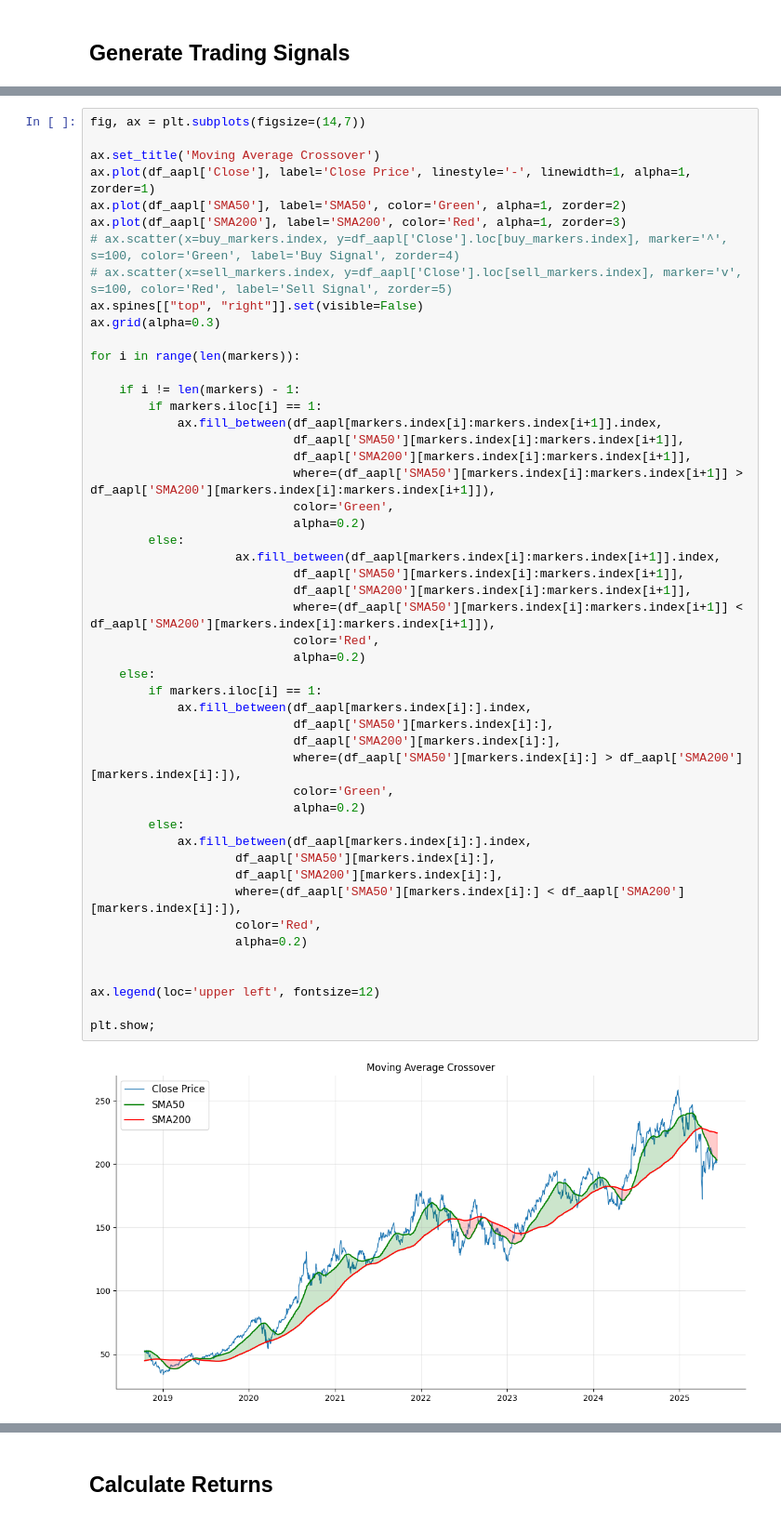
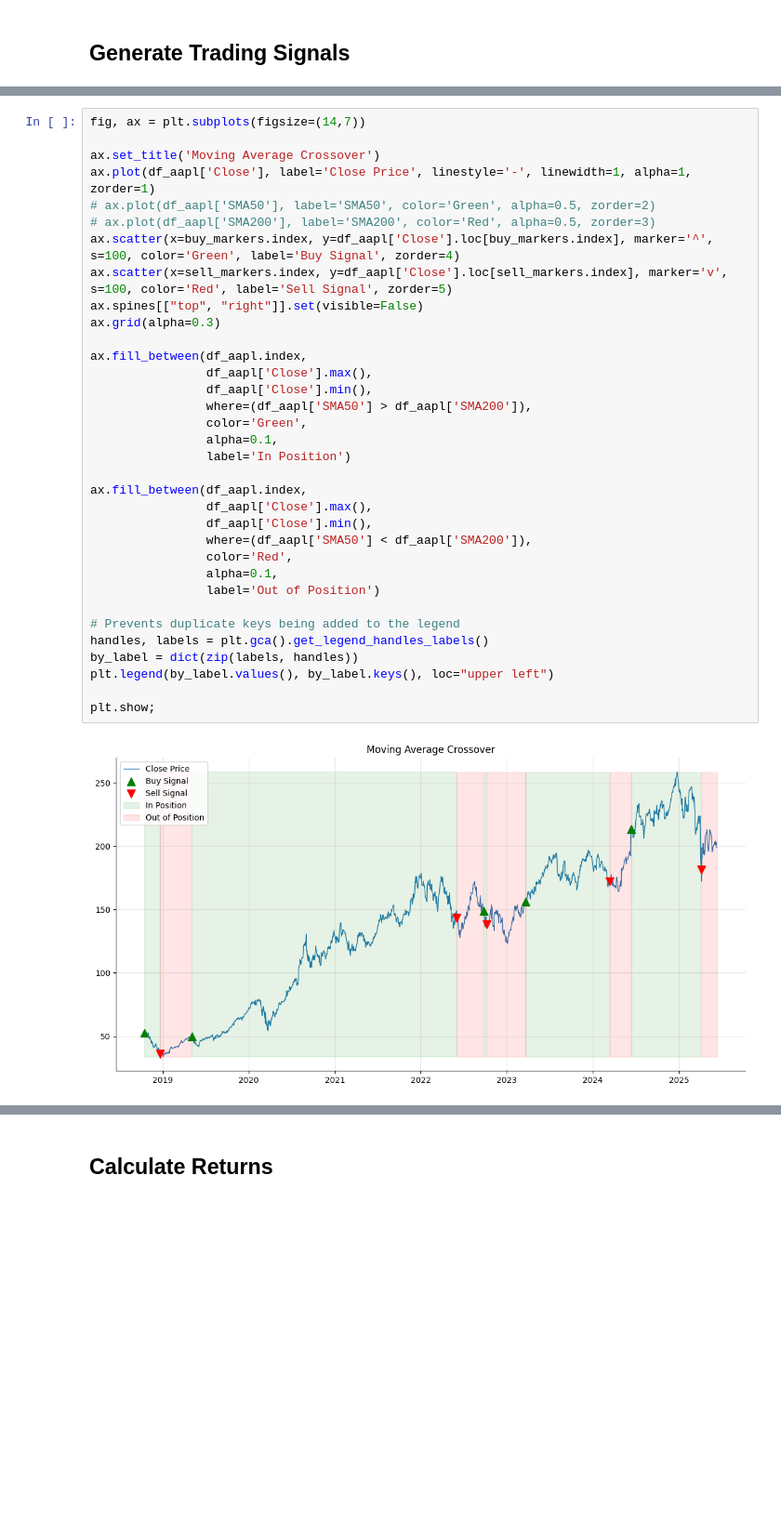
Before and after one commit to JamieW365/trading_algos, a Jupyter notebook: notebooks/moving_average_crossover.ipynb, the cells around one changed output, grey strips where cells are left out. Shown at 93% size. Cells and saved outputs as stored; diff of their text form; blank space fills up the shorter version.

Commit message:
improve fill-between efficiency in plots

```diff
--- a/notebooks/moving_average_crossover.ipynb
+++ b/notebooks/moving_average_crossover.ipynb
@@ -141,51 +124,36 @@ Timestamp('2022-06-03 00:00:00')
 # %%
 fig, ax = plt.subplots(figsize=(14,7))
 
 ax.set_title('Moving Average Crossover')
 ax.plot(df_aapl['Close'], label='Close Price', linestyle='-', linewidth=1, alpha=1, zorder=1)
-ax.plot(df_aapl['SMA50'], label='SMA50', color='Green', alpha=1, zorder=2)
-ax.plot(df_aapl['SMA200'], label='SMA200', color='Red', alpha=1, zorder=3)
-# ax.scatter(x=buy_markers.index, y=df_aapl['Close'].loc[buy_markers.index], marker='^', s=100, color='Green', label='Buy Signal', zorder=4)
-# ax.scatter(x=sell_markers.index, y=df_aapl['Close'].loc[sell_markers.index], marker='v', s=100, color='Red', label='Sell Signal', zorder=5)
+# ax.plot(df_aapl['SMA50'], label='SMA50', color='Green', alpha=0.5, zorder=2)
+# ax.plot(df_aapl['SMA200'], label='SMA200', color='Red', alpha=0.5, zorder=3)
+ax.scatter(x=buy_markers.index, y=df_aapl['Close'].loc[buy_markers.index], marker='^', s=100, color='Green', label='Buy Signal', zorder=4)
+ax.scatter(x=sell_markers.index, y=df_aapl['Close'].loc[sell_markers.index], marker='v', s=100, color='Red', label='Sell Signal', zorder=5)
 ax.spines[["top", "right"]].set(visible=False)
 ax.grid(alpha=0.3)
 
-for i in range(len(markers)):
+ax.fill_between(df_aapl.index,
+                df_aapl['Close'].max(),
+                df_aapl['Close'].min(),
+                where=(df_aapl['SMA50'] > df_aapl['SMA200']),
+                color='Green',
+                alpha=0.1,
+                label='In Position')
 
-    if i != len(markers) - 1:
-        if markers.iloc[i] == 1:
-            ax.fill_between(df_aapl[markers.index[i]:markers.index[i+1]].index,
-                            df_aapl['SMA50'][markers.index[i]:markers.index[i+1]],
-                            df_aapl['SMA200'][markers.index[i]:markers.index[i+1]],
-                            where=(df_aapl['SMA50'][markers.index[i]:markers.index[i+1]] > df_aapl['SMA200'][markers.index[i]:markers.index[i+1]]),
-                            color='Green',
-                            alpha=0.2)
-        else:
-                    ax.fill_between(df_aapl[markers.index[i]:markers.index[i+1]].index,
-                            df_aapl['SMA50'][markers.index[i]:markers.index[i+1]],
-                            df_aapl['SMA200'][markers.index[i]:markers.index[i+1]],
-                            where=(df_aapl['SMA50'][markers.index[i]:markers.index[i+1]] < df_aapl['SMA200'][markers.index[i]:markers.index[i+1]]),
-                            color='Red',
-                            alpha=0.2)
-    else:
-        if markers.iloc[i] == 1:
-            ax.fill_between(df_aapl[markers.index[i]:].index,
-                            df_aapl['SMA50'][markers.index[i]:],
-                            df_aapl['SMA200'][markers.index[i]:],
-                            where=(df_aapl['SMA50'][markers.index[i]:] > df_aapl['SMA200'][markers.index[i]:]),
-                            color='Green',
-                            alpha=0.2)
-        else:
-            ax.fill_between(df_aapl[markers.index[i]:].index,
-                    df_aapl['SMA50'][markers.index[i]:],
-                    df_aapl['SMA200'][markers.index[i]:],
-                    where=(df_aapl['SMA50'][markers.index[i]:] < df_aapl['SMA200'][markers.index[i]:]),
-                    color='Red',
-                    alpha=0.2)
+ax.fill_between(df_aapl.index,
+                df_aapl['Close'].max(),
+                df_aapl['Close'].min(),
+                where=(df_aapl['SMA50'] < df_aapl['SMA200']),
+                color='Red',
+                alpha=0.1,
+                label='Out of Position')
 
-
-ax.legend(loc='upper left', fontsize=12)
+# Prevents duplicate keys being added to the legend
+handles, labels = plt.gca().get_legend_handles_labels()
+by_label = dict(zip(labels, handles))
+plt.legend(by_label.values(), by_label.keys(), loc="upper left")
 
 plt.show;
 # %% [output]
-[figure, old version]
+[figure, new version]
```
Also changed, not shown: parts of 26 cells of this notebook.
